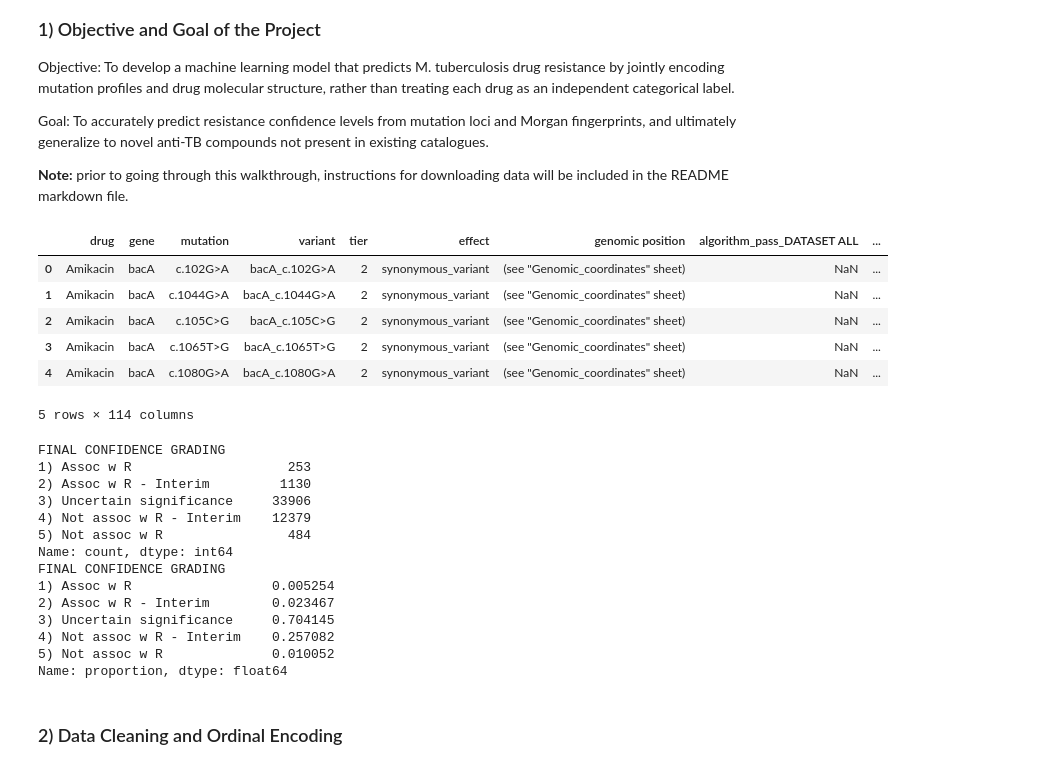
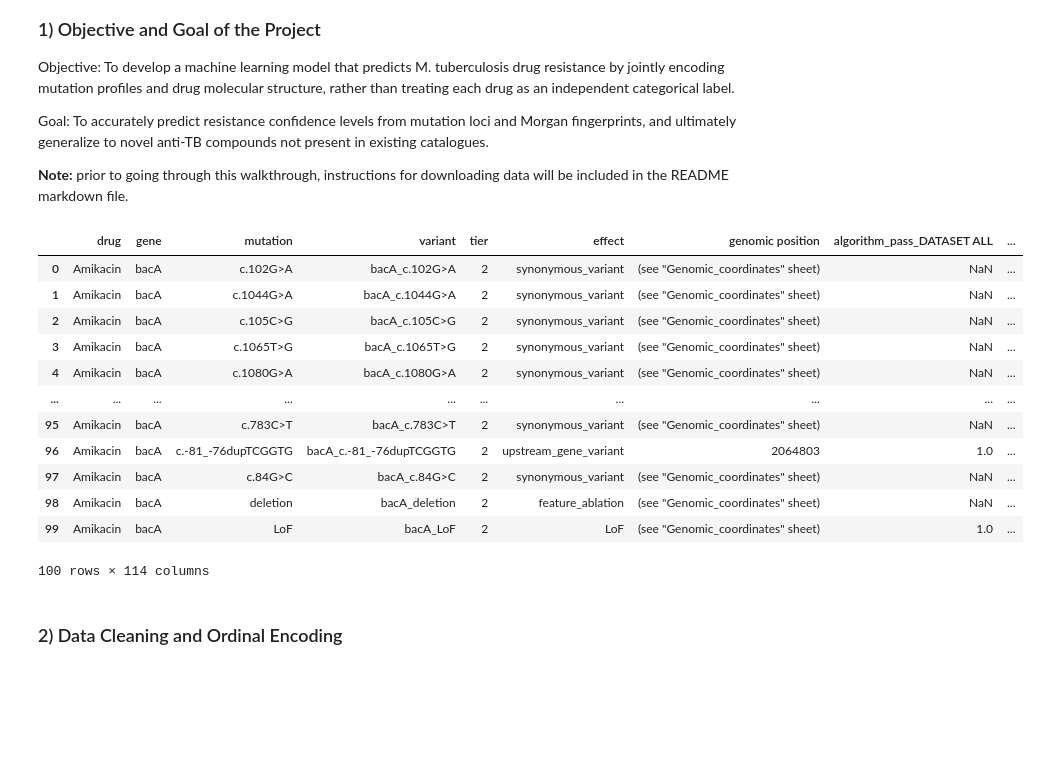
Before and after one commit to ibonomi-MSSE/277B-Final-Project, a Jupyter notebook: sans_structure_testing.ipynb, the cells around one changed output. Drawn from its saved outputs; the diff is of its cells as text; code cells hidden in the pictures; blank space fills up the shorter version.

```diff
--- a/sans_structure_testing.ipynb
+++ b/sans_structure_testing.ipynb
@@ -37,36 +31,23 @@ from rdkit.DataStructs import ConvertToNumpyArray
 # %%
 # Load training data
 master_file = pd.read_csv("WHO-UCN-TB-2023.6-eng_catalogue_master_file.txt", sep="\t")
 
 # Let's take a look at the data
-master_file.head()
+master_file.head(100)
 # %% [output]
 |  | drug | gene | mutation | variant | tier | effect | genomic position | algorithm_pass_DATASET ALL | ... |
 | 0 | Amikacin | bacA | c.102G>A | bacA_c.102G>A | 2 | synonymous_variant | (see "Genomic_coordinates" sheet) | NaN | ... |
 | 1 | Amikacin | bacA | c.1044G>A | bacA_c.1044G>A | 2 | synonymous_variant | (see "Genomic_coordinates" sheet) | NaN | ... |
 | 2 | Amikacin | bacA | c.105C>G | bacA_c.105C>G | 2 | synonymous_variant | (see "Genomic_coordinates" sheet) | NaN | ... |
 | 3 | Amikacin | bacA | c.1065T>G | bacA_c.1065T>G | 2 | synonymous_variant | (see "Genomic_coordinates" sheet) | NaN | ... |
 | 4 | Amikacin | bacA | c.1080G>A | bacA_c.1080G>A | 2 | synonymous_variant | (see "Genomic_coordinates" sheet) | NaN | ... |
+| ... | ... | ... | ... | ... | ... | ... | ... | ... | ... |
+| 95 | Amikacin | bacA | c.783C>T | bacA_c.783C>T | 2 | synonymous_variant | (see "Genomic_coordinates" sheet) | NaN | ... |
+| 96 | Amikacin | bacA | c.-81_-76dupTCGGTG | bacA_c.-81_-76dupTCGGTG | 2 | upstream_gene_variant | 2064803 | 1.0 | ... |
+| 97 | Amikacin | bacA | c.84G>C | bacA_c.84G>C | 2 | synonymous_variant | (see "Genomic_coordinates" sheet) | NaN | ... |
+| 98 | Amikacin | bacA | deletion | bacA_deletion | 2 | feature_ablation | (see "Genomic_coordinates" sheet) | NaN | ... |
+| 99 | Amikacin | bacA | LoF | bacA_LoF | 2 | LoF | (see "Genomic_coordinates" sheet) | 1.0 | ... |
-5 rows × 114 columns
+100 rows × 114 columns
-# %%
-# check distribution of WHO grades
-print(master_file["FINAL CONFIDENCE GRADING"].value_counts().sort_index())
-print(master_file["FINAL CONFIDENCE GRADING"].value_counts(normalize=True).sort_index()) # most of the grades Uncertain significance, this could be an issue
-# %% [output]
-FINAL CONFIDENCE GRADING
-1) Assoc w R                    253
-2) Assoc w R - Interim         1130
-3) Uncertain significance     33906
-4) Not assoc w R - Interim    12379
-5) Not assoc w R                484
-Name: count, dtype: int64
-FINAL CONFIDENCE GRADING
-1) Assoc w R                  0.005254
-2) Assoc w R - Interim        0.023467
-3) Uncertain significance     0.704145
-4) Not assoc w R - Interim    0.257082
-5) Not assoc w R              0.010052
-Name: proportion, dtype: float64
 # %% [markdown]
 ### 2) Data Cleaning and Ordinal Encoding
 # %%
```
Also changed, not shown: parts of 2 cells of this notebook, 5 other files.
